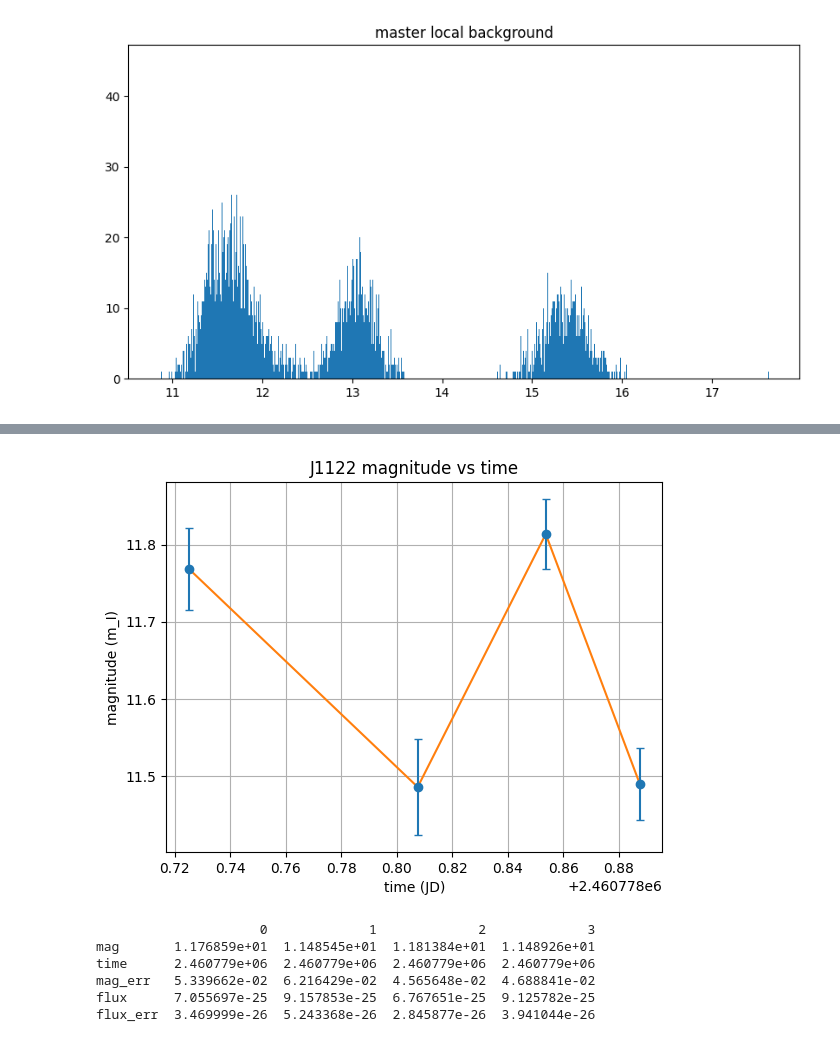
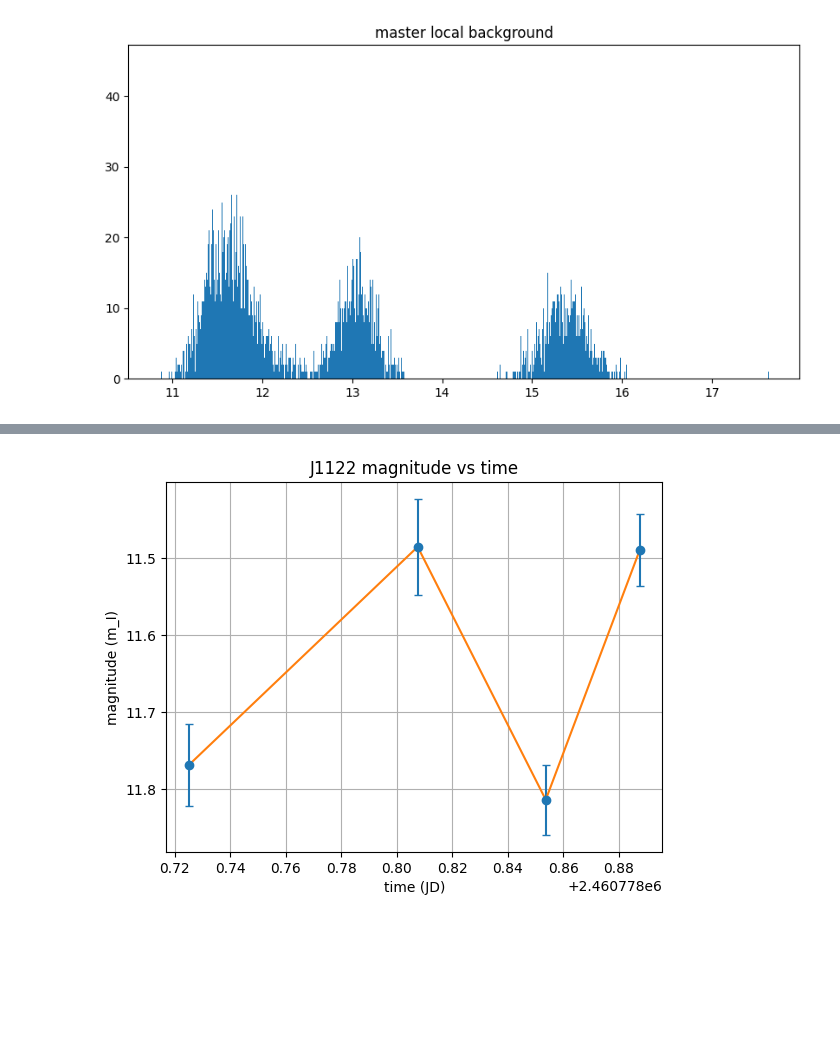
Before and after one commit to lucamenotti/astr136_lab, a Jupyter notebook: lab1_astr136.ipynb, the cells around one changed output, grey strips where cells are left out. Cells and saved outputs as stored; diff of their text form; code cells hidden in the pictures; blank space fills up the shorter version.

```diff
--- a/lab1_astr136.ipynb
+++ b/lab1_astr136.ipynb
@@ -419,39 +435,30 @@ for i in star_list:
 # %%
 index=0
 # mag and time lists to plot against eachother
-m_I_list=[]
 time_list=[]
+mag_list=[]
 mag_err_list=[]
+flux_list=[]
+flux_err_list=[]
 
 # iterating through the dict, grabbing the magnitudes, times, and errors
 for index in range(len(star_dict)):
-    m_I_list.append(star_dict[index]["mag"])
+    mag_list.append(star_dict[index]["mag"])
     time_list.append(star_dict[index]["time"])
     mag_err_list.append(star_dict[index]["mag_err"])
+    flux_list.append(star_dict[index]["flux"])
+    flux_err_list.append(star_dict[index]["flux_err"])
 
 # plot mags vs times
 plt.figure("J1122 magnitude vs time")
 plt.title("J1122 magnitude vs time")
 plt.ylabel("magnitude (m_I)")
 plt.xlabel("time (JD)")
-plt.errorbar(time_list, m_I_list, yerr=mag_err_list, fmt='o', capsize=3)
+plt.gca().invert_yaxis()
+plt.errorbar(time_list, mag_list, yerr=mag_err_list, fmt='o', capsize=3)
 plt.grid(True)
-plt.plot(time_list, m_I_list)  # 'k-' means black lines
+plt.plot(time_list, mag_list)
+plt.savefig("j1122_mag_versus_time.png")
 plt.show()
 # %% [output]
-[figure, old version]
+[figure, new version]
-# %%
-import pandas as pd
-
-# Convert dictionary to DataFrame
-df = pd.DataFrame(star_dict)
-
-# Print DataFrame
-print(df)
-# %% [output]
-                     0             1             2             3
-mag       1.176859e+01  1.148545e+01  1.181384e+01  1.148926e+01
-time      2.460779e+06  2.460779e+06  2.460779e+06  2.460779e+06
-mag_err   5.339662e-02  6.216429e-02  4.565648e-02  4.688841e-02
-flux      7.055697e-25  9.157853e-25  6.767651e-25  9.125782e-25
-flux_err  3.469999e-26  5.243368e-26  2.845877e-26  3.941044e-26
```
Also changed, not shown: parts of 9 cells of this notebook.
